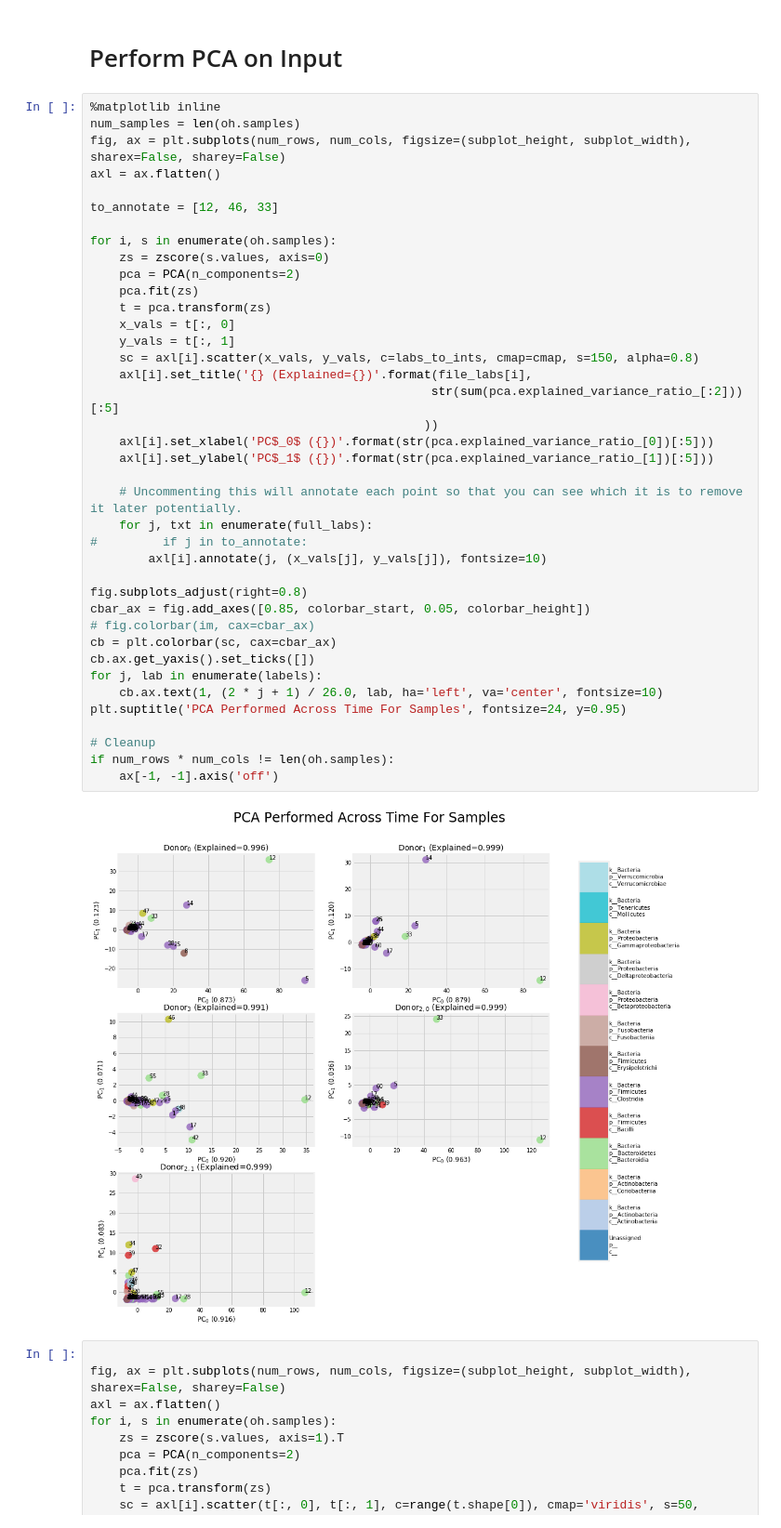
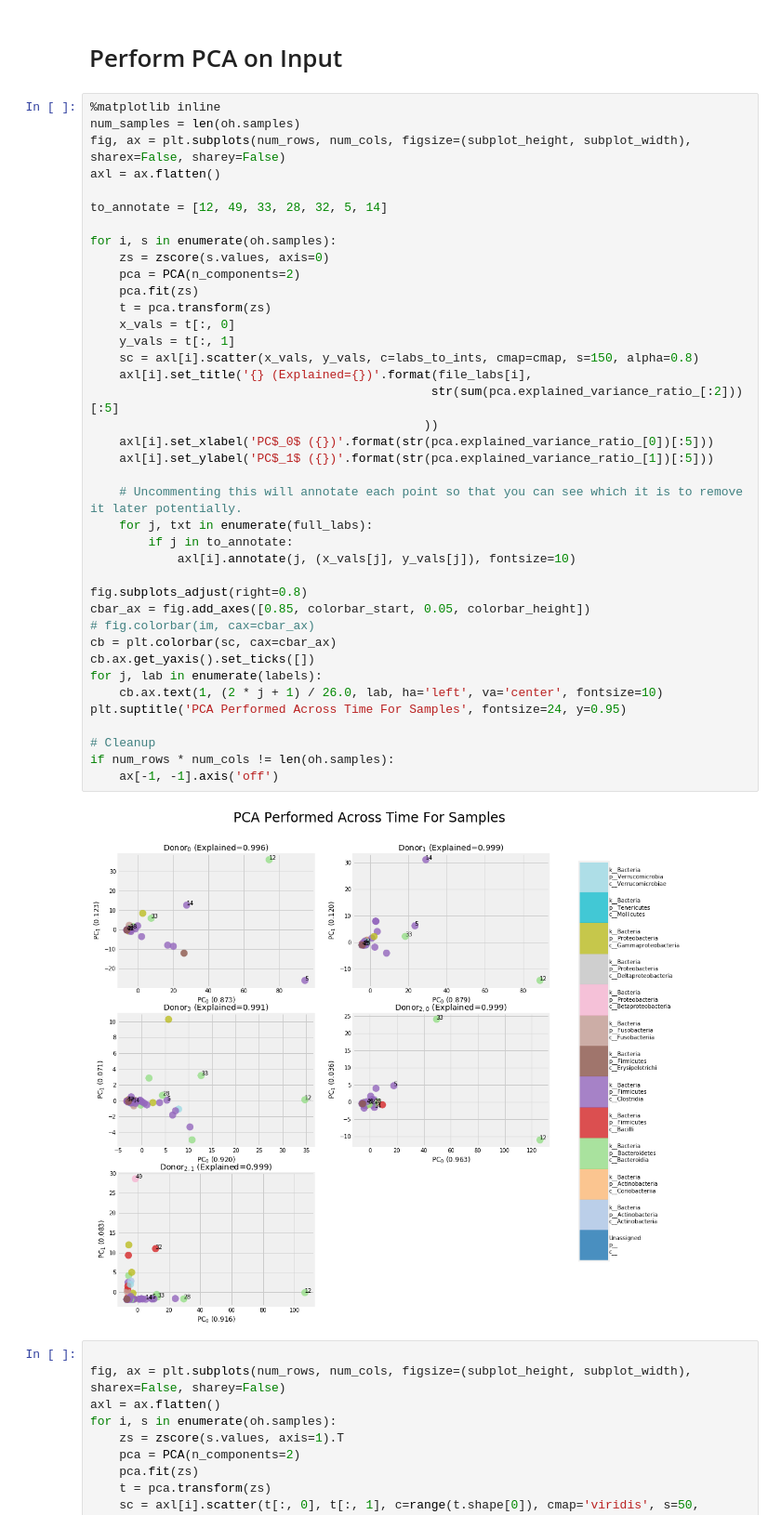
Before and after one commit to michaelwiest/microbiome-rnn, a Jupyter notebook: notebooks/Input Analysis.ipynb, the cells around one changed output. Shown at 93% size. Drawn from its saved outputs; the diff is of its cells as text.

```diff
--- a/notebooks/Input Analysis.ipynb
+++ b/notebooks/Input Analysis.ipynb
@@ -285,41 +285,41 @@ num_samples = len(oh.samples)
 fig, ax = plt.subplots(num_rows, num_cols, figsize=(subplot_height, subplot_width), sharex=False, sharey=False)
 axl = ax.flatten()
 
-to_annotate = [12, 46, 33]
+to_annotate = [12, 49, 33, 28, 32, 5, 14]
 
 for i, s in enumerate(oh.samples):
     zs = zscore(s.values, axis=0)
     pca = PCA(n_components=2)
     pca.fit(zs)
     t = pca.transform(zs)
     x_vals = t[:, 0]
     y_vals = t[:, 1]
     sc = axl[i].scatter(x_vals, y_vals, c=labs_to_ints, cmap=cmap, s=150, alpha=0.8)
     axl[i].set_title('{} (Explained={})'.format(file_labs[i],
                                                str(sum(pca.explained_variance_ratio_[:2]))[:5]
                                               ))
     axl[i].set_xlabel('PC$_0$ ({})'.format(str(pca.explained_variance_ratio_[0])[:5]))
     axl[i].set_ylabel('PC$_1$ ({})'.format(str(pca.explained_variance_ratio_[1])[:5]))
 
     # Uncommenting this will annotate each point so that you can see which it is to remove it later potentially.
     for j, txt in enumerate(full_labs):
-#         if j in to_annotate:
-        axl[i].annotate(j, (x_vals[j], y_vals[j]), fontsize=10)
+        if j in to_annotate:
+            axl[i].annotate(j, (x_vals[j], y_vals[j]), fontsize=10)
 
 fig.subplots_adjust(right=0.8)
 cbar_ax = fig.add_axes([0.85, colorbar_start, 0.05, colorbar_height])
 # fig.colorbar(im, cax=cbar_ax)
 cb = plt.colorbar(sc, cax=cbar_ax)
 cb.ax.get_yaxis().set_ticks([])
 for j, lab in enumerate(labels):
     cb.ax.text(1, (2 * j + 1) / 26.0, lab, ha='left', va='center', fontsize=10)
 plt.suptitle('PCA Performed Across Time For Samples', fontsize=24, y=0.95)
 
 # Cleanup
 if num_rows * num_cols != len(oh.samples):
     ax[-1, -1].axis('off')
 # %% [output]
-[figure, old version]
+[figure, new version]
 # %%
 
 fig, ax = plt.subplots(num_rows, num_cols, figsize=(subplot_height, subplot_width), sharex=False, sharey=False)
```
Also changed, not shown: 1 other file.
